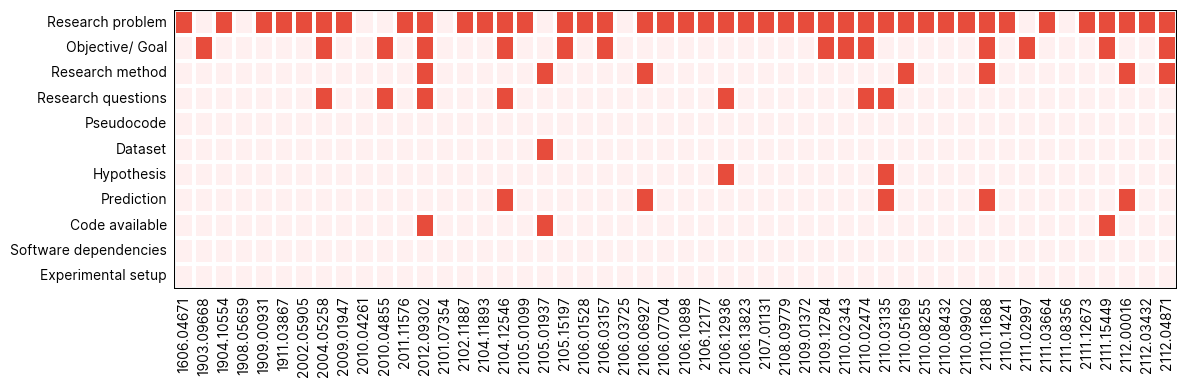
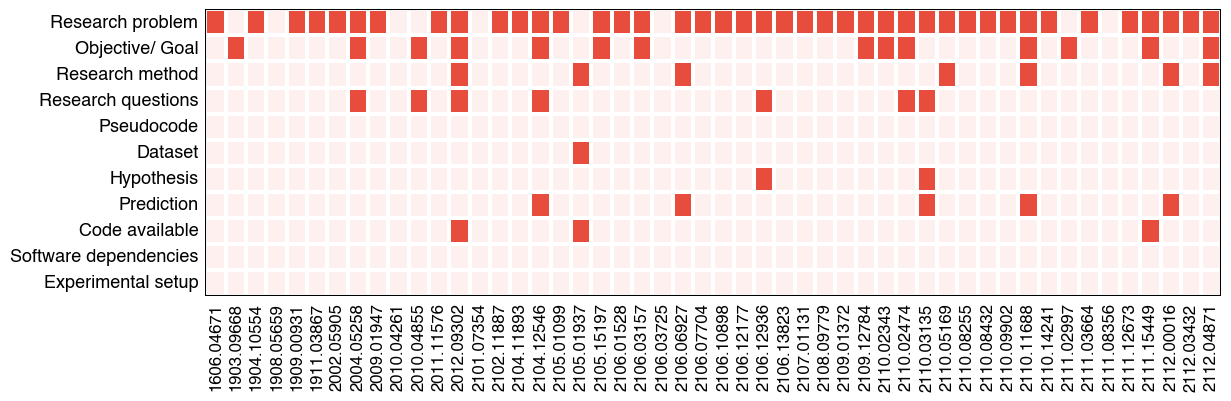
The notebook cell's code change between the first figure and the second:
--- before
+++ after
@@ -23,8 +23,12 @@
     plt.tight_layout()
     plt.tick_params(axis='both', size=0, pad=5)
-    # Optional:
+    
+    for tick in ax.get_xticklabels():
+        tick.set_fontsize(12)
+    for tick in ax.get_yticklabels():
+        tick.set_fontsize(13)
     plt.savefig(current_figures_dir + "hm_abstract_llama32.png", dpi=1280, bbox_inches="tight")
     plt.savefig(thesis_figures_dir + "hm_abstract_llama32.png", dpi=1280, bbox_inches="tight")
-    # ax.set_yticklabels(fontweight="medium")
+
     plt.show()
 

Commit: increase font size